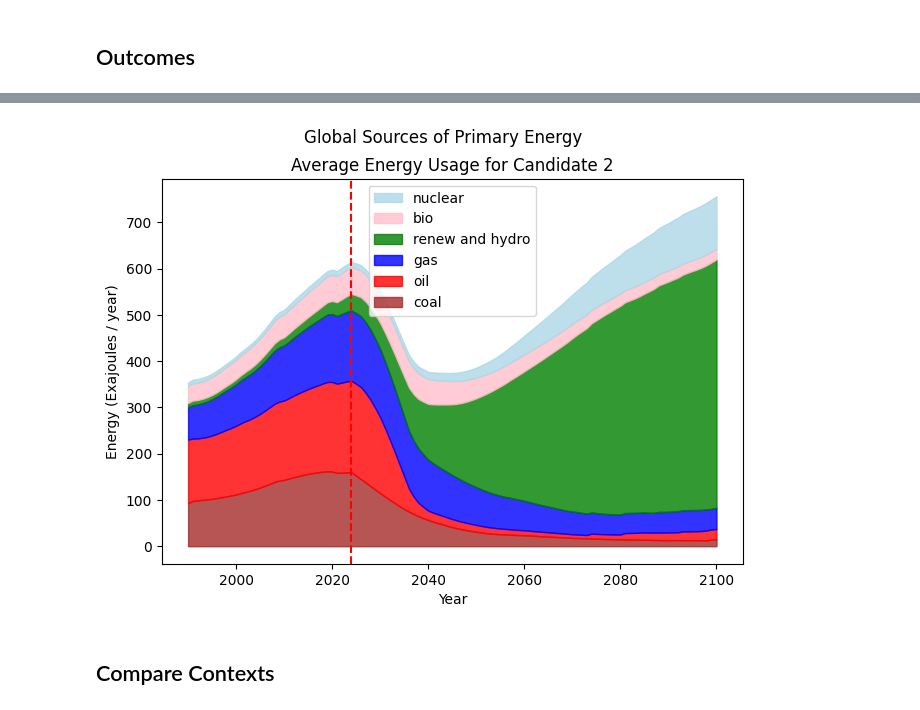
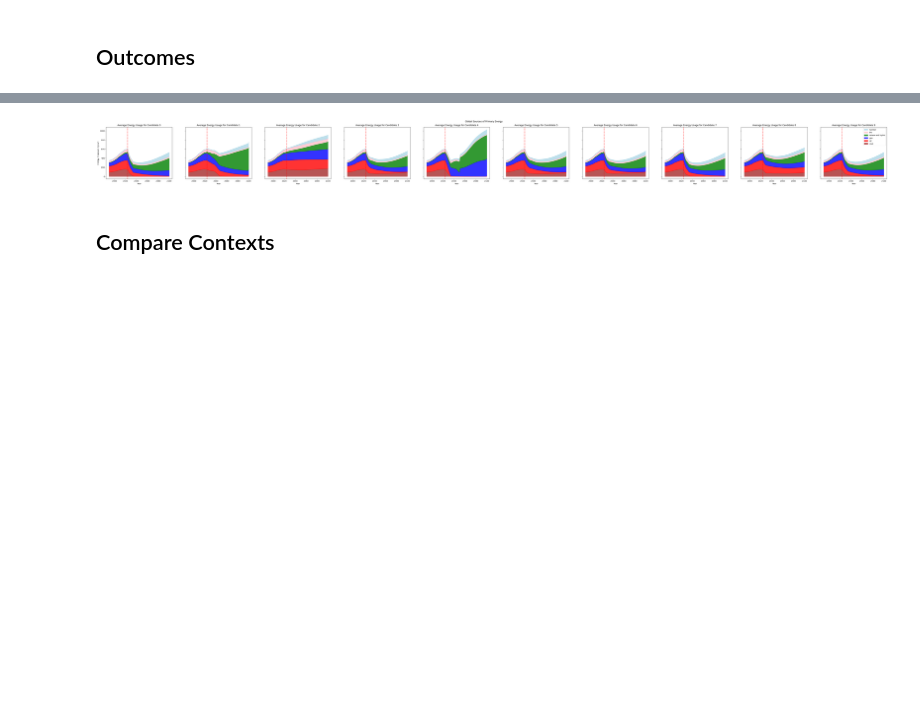
Before and after one commit to cognizant-ai-labs/en-roads-py, a Jupyter notebook: experiments/pymoo_analysis.ipynb, the cells around one changed output, grey strips where cells are left out. Cells and saved outputs as stored; diff of their text form; code cells hidden in the pictures; blank space fills up the shorter version.

```diff
--- a/experiments/pymoo_analysis.ipynb
+++ b/experiments/pymoo_analysis.ipynb
@@ -103,10 +111,12 @@ plt.show()
 ## Objectives
 # %%
 obj_idxs = (0, 1)
-plt.figure(figsize=(7, 5))
-plt.scatter(F[:, obj_idxs[0]], F[:, obj_idxs[1]], s=30, facecolors='none', edgecolors='blue')
-plt.title("Objective Space")
-plt.xlabel(list(outcomes.keys())[obj_idxs[0]])
-plt.ylabel(list(outcomes.keys())[obj_idxs[1]])
-plt.show()
+for i in range(F.shape[1]):
+    for j in range(i+1, F.shape[1]):
+        plt.figure(figsize=(7, 5))
+        plt.scatter(F[:, i], F[:, j], s=30, facecolors='none', edgecolors='blue')
+        plt.title("Objective Space")
+        plt.xlabel(list(outcomes.keys())[i])
+        plt.ylabel(list(outcomes.keys())[j])
+        plt.show()
 # %% [output]
@@ -114,9 +125,0 @@ plt.show()
-# %%
-sample_idxs = set()
-for i in range(F.shape[1]):
-    sample_idxs.add(F[:,i].argmin())
-    sample_idxs.add(F[:,i].argmax())
-
-sample_idxs = list(sample_idxs)
-print(sample_idxs)
-print(F[sample_idxs])
@@ -174,0 +151,3 @@ print(F[sample_idxs])
+# %%
+ranges = np.array([[F[:, i].min(), F[:, i].max()] for i in range(F.shape[1])])
+print(dict(zip(outcomes.keys(), ranges)))
@@ -174,0 +160,8 @@ print(F[sample_idxs])
+# %%
+lower_bounds = ranges[:, 0]
+upper_bounds = ranges[:, 1]
+
+mask = (F >= lower_bounds) & (F <= upper_bounds)
+filtered_idxs = np.where(mask.all(axis=1))[0]
+sample_idxs = filtered_idxs[:10]
+sample_idxs
@@ -337,9 +333,9 @@ def plot_energy_usage(cand_idxs: list[int], outcomes_dfs: list[pd.DataFrame], ba
         plt.savefig(save_path + "/energy.png", dpi=300)
     plt.show()
 # %%
-plot_energy_usage([2], outcomes_dfs, baseline_df)
+plot_energy_usage(sample_idxs, outcomes_dfs, baseline_df)
 # %% [output]
-[figure, old version]
+[figure, new version]
 # %%
 def open_idx(cand_idx: int, X: np.ndarray, problem: EnroadsProblem):
     actions_dict = problem.params_to_actions_dict(X[cand_idx])
```
Also changed, not shown: parts of 14 cells of this notebook.
